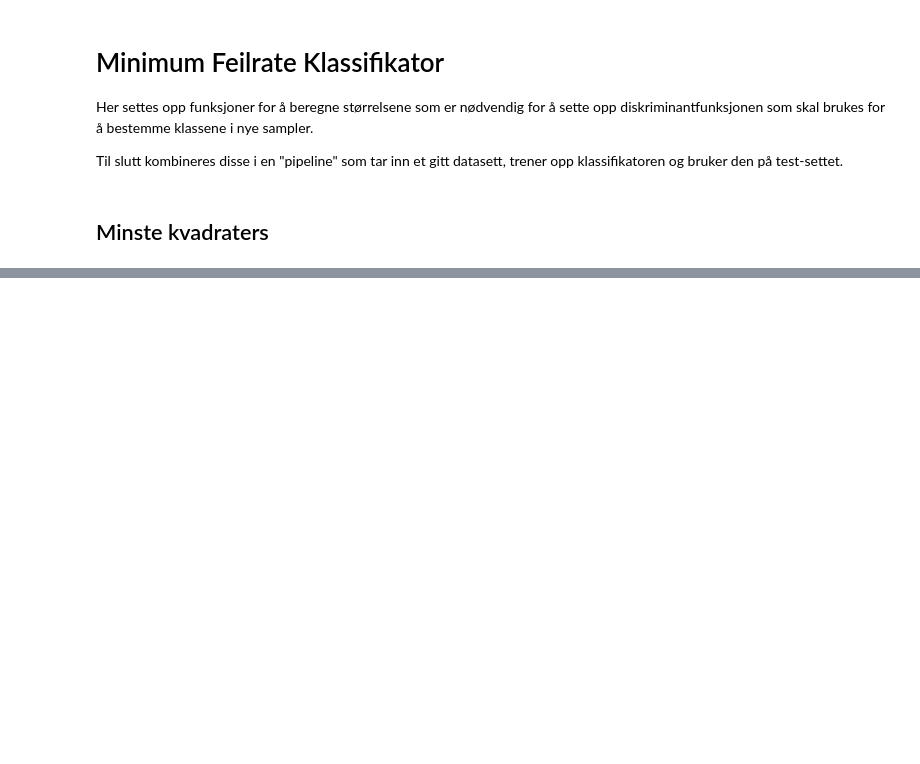
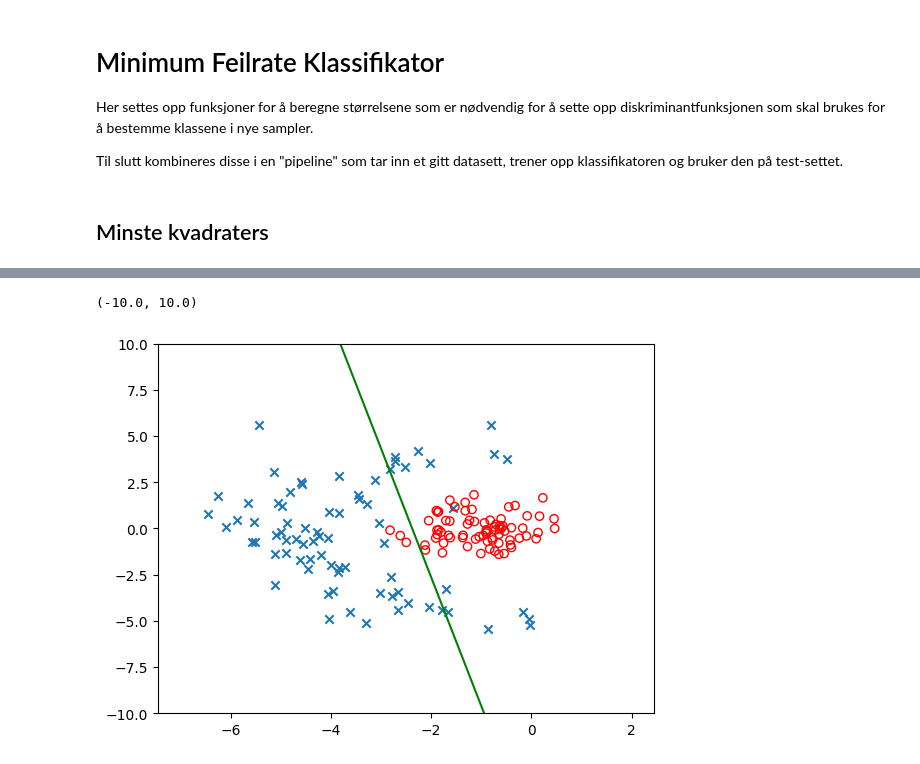
Before and after one commit to edvart-ros/school, a Jupyter notebook: IN5020/prosjektoppgave_1.ipynb, the cells around one changed output, grey strips where cells are left out. Saved outputs shown, nothing was run; the diff lists cells and outputs as text; code cells hidden in the pictures; blank space fills up the shorter version.

```diff
--- a/IN5020/prosjektoppgave_1.ipynb
+++ b/IN5020/prosjektoppgave_1.ipynb
@@ -179,0 +255,30 @@ accuracy: 90.5%
+# %%
+path = 'data/ds-2.txt'
+data = DataSet(path)
+first_feature = 1
+second_feature = 2
+class_1_dataset = data.training[data.training[:,0] == 1]
+class_2_dataset = data.training[data.training[:,0] == 2]
+class_1_feature_1 = class_1_dataset[:,first_feature]
+class_2_feature_1 = class_2_dataset[:,first_feature]
+class_1_feature_2 = class_1_dataset[:,second_feature]
+class_2_feature_2 = class_2_dataset[:,second_feature]
+
+a = [-0.99040224 -0.41639203 -0.05977857]
+
+plt.scatter(class_1_feature_1, class_1_feature_2, marker='x', edgecolors='b')
+plt.scatter(class_2_feature_1, class_2_feature_2, facecolors='none', edgecolors='r')
+
+def f(x):
+    a_0 = -0.99040224
+    a_1 = -0.41639203
+    a_2 = -0.05977857
+    return -(a_1/a_2)*x -(a_0/a_2)
+
+x = np.linspace(-7, 2, 100)
+y = f(x)
+plt.plot(x, y, 'g')
+plt.ylim(-10, 10)
+# %% [output]
+(-10.0, 10.0)
+[figure, added]
```
Also changed, not shown: parts of 14 cells of this notebook, 3 other files.
